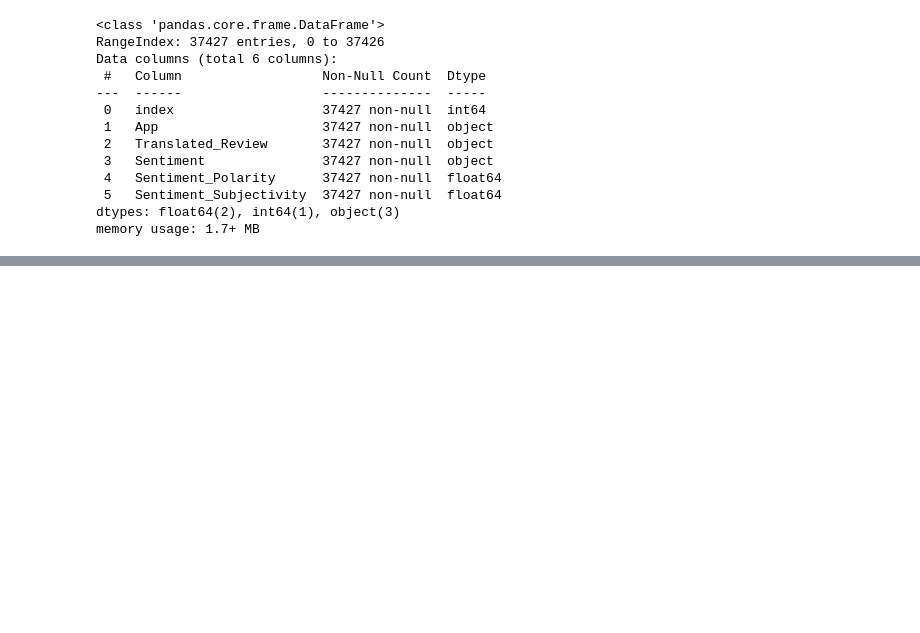
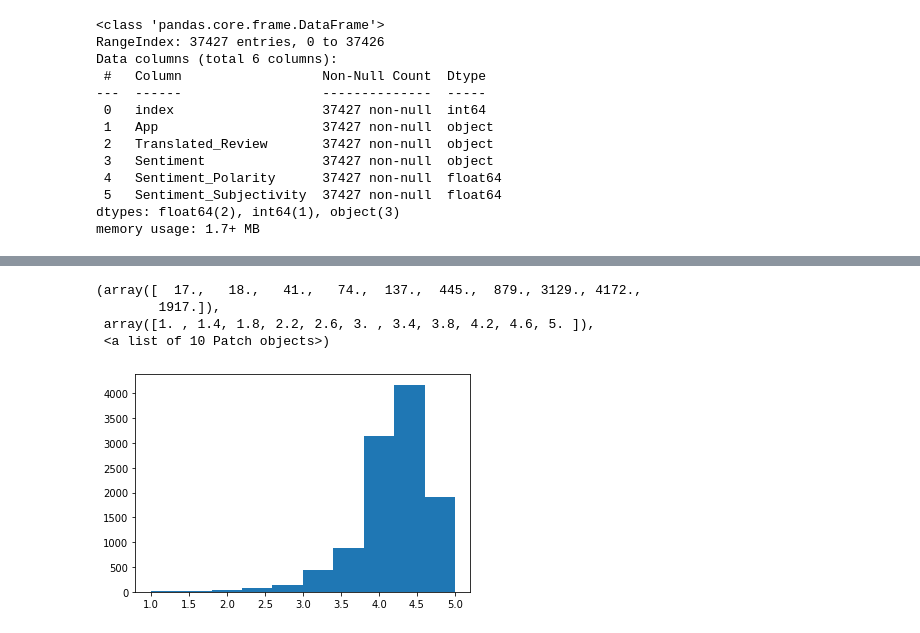
Before and after one commit to Togy1612/Play-Store-App-Review-Analysis, a Jupyter notebook: Play_Store_App_Review_Analysis.ipynb, the cells around one changed output, grey strips where cells are left out. Saved outputs shown, nothing was run; the diff lists cells and outputs as text; code cells hidden in the pictures; blank space fills up the shorter version.

```diff
--- a/Play_Store_App_Review_Analysis.ipynb
+++ b/Play_Store_App_Review_Analysis.ipynb
@@ -352,0 +360,2 @@ memory usage: 1.7+ MB
+# %%
+play_store_data['Rating_distribution'] = play_store_data['Rating'].astype('int64')
@@ -352,0 +382,8 @@ memory usage: 1.7+ MB
+# %%
+plt.hist(play_store_data['Rating'])
+# %% [output]
+(array([  17.,   18.,   41.,   74.,  137.,  445.,  879., 3129., 4172.,
+        1917.]),
+ array([1. , 1.4, 1.8, 2.2, 2.6, 3. , 3.4, 3.8, 4.2, 4.6, 5. ]),
+ <a list of 10 Patch objects>)
+[figure, added]
```
Also changed, not shown: parts of 17 cells of this notebook.
